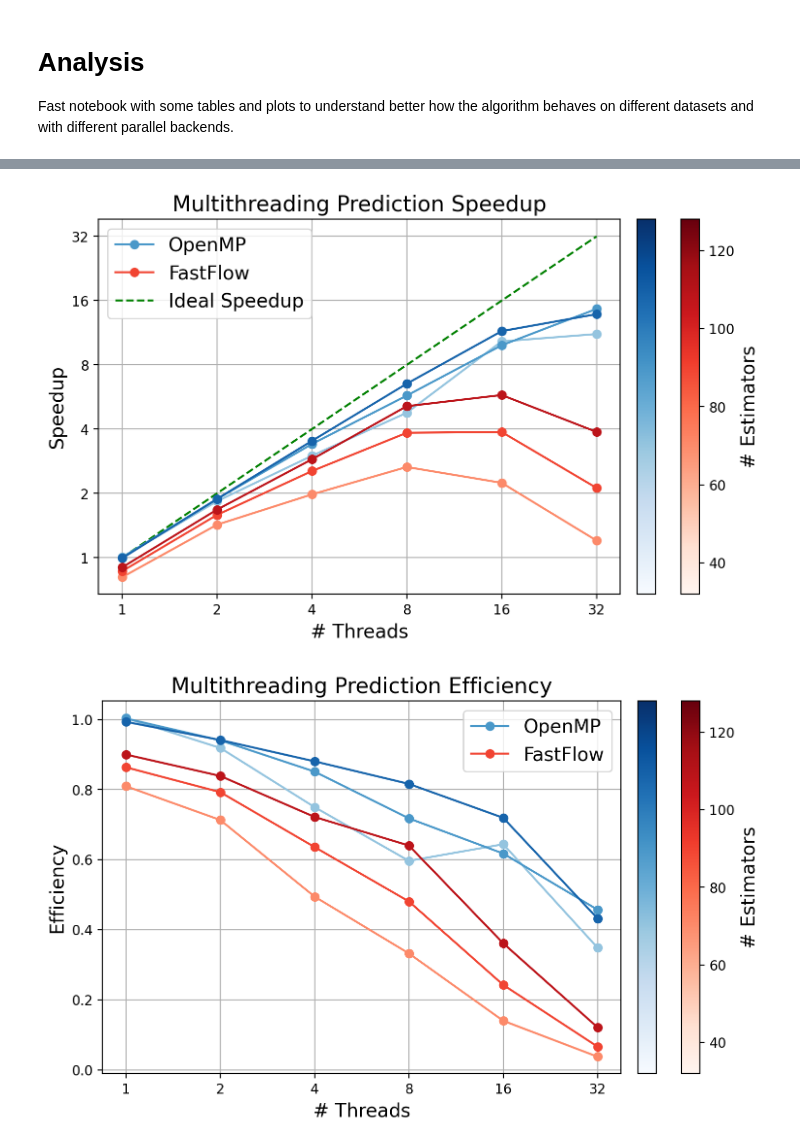
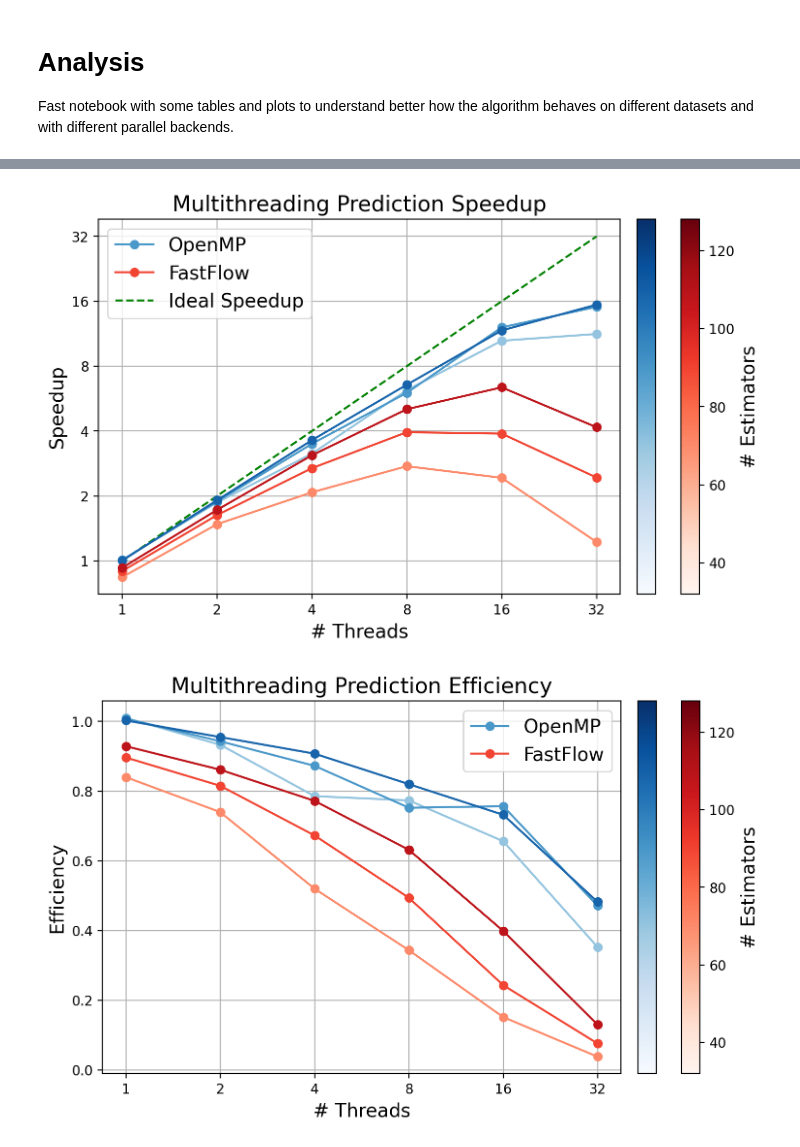
Before and after one commit to FedericoBustaffa/random_forest, a Jupyter notebook: notebooks/threading.ipynb, the cells around one changed output, grey strips where cells are left out. Saved outputs shown, nothing was run; the diff lists cells and outputs as text; code cells hidden in the pictures.

```diff
--- a/notebooks/threading.ipynb
+++ b/notebooks/threading.ipynb
@@ -6,7 +6,7 @@ behaves on different datasets and with different parallel backends.
 # %%
 import pandas as pd
 
-df = pd.read_csv("../results/cluster_magic_5.csv")
+df = pd.read_csv("../results/cluster_magic_6.csv")
 df
 # %% [output]
 |  | estimators | max_depth | backend | threads | nodes | train_accuracy | train_f1 | test_accuracy | test_f1 | ... |
@@ -328,6 +304,6 @@ plt.show()
 # %%
 omp = df[df["backend"] == "omp"]
-ff  = df[df["backend"] == "ff"]
+ff = df[df["backend"] == "ff"]
 
 estimators = np.sort(df["estimators"].unique())
 
@@ -335,23 +311,17 @@ fig, ax = plt.subplots(figsize=(8, 5), dpi=200)
 ax.set_title("Multithreading Prediction Speedup", fontsize=16)
 
 blues = plt.cm.Blues(np.linspace(0.4, 0.8, len(estimators)))
-reds  = plt.cm.Reds (np.linspace(0.4, 0.8, len(estimators)))
+reds = plt.cm.Reds(np.linspace(0.4, 0.8, len(estimators)))
 
 ax.plot([1, 32], [1, 32], "g--")
 
 for i, e in enumerate(estimators):
     omp_e = omp[omp["estimators"] == e]
-    ff_e  = ff [ff ["estimators"] == e]
+    ff_e = ff[ff["estimators"] == e]
 
-    ax.plot(
-        omp_e["threads"], omp_e["predict_speedup"],
-        marker="o", color=blues[i]
-    )
+    ax.plot(omp_e["threads"], omp_e["predict_speedup"], marker="o", color=blues[i])
 
-    ax.plot(
-        ff_e["threads"], ff_e["predict_speedup"],
-        marker="o", color=reds[i]
-    )
+    ax.plot(ff_e["threads"], ff_e["predict_speedup"], marker="o", color=reds[i])
 
 # ----- COLORBAR -----
 norm = Normalize(vmin=estimators.min(), vmax=estimators.max())
@@ -382,17 +352,17 @@ ax.set_xlabel("# Threads", fontsize=14)
 ax.set_ylabel("Speedup", fontsize=14)
 ax.grid()
 
-omp_handle = plt.Line2D([], [], color=blues[1], marker='o', label='OpenMP')
-ff_handle  = plt.Line2D([], [], color=reds[1], marker='o', label='FastFlow')
-ideal_handle  = plt.Line2D([], [], color="green", linestyle='--', label='Ideal Speedup')
+omp_handle = plt.Line2D([], [], color=blues[1], marker="o", label="OpenMP")
+ff_handle = plt.Line2D([], [], color=reds[1], marker="o", label="FastFlow")
+ideal_handle = plt.Line2D([], [], color="green", linestyle="--", label="Ideal Speedup")
 ax.legend(handles=[omp_handle, ff_handle, ideal_handle], fontsize=14)
 
 plt.show()
 # %% [output]
-[figure, old version]
+[figure, new version]
 # %%
 omp = df[df["backend"] == "omp"]
-ff  = df[df["backend"] == "ff"]
+ff = df[df["backend"] == "ff"]
 
 estimators = np.sort(df["estimators"].unique())
 
@@ -400,52 +370,46 @@ fig, ax = plt.subplots(figsize=(8, 5), dpi=200)
 ax.set_title("Multithreading Prediction Efficiency", fontsize=16)
 
 blues = plt.cm.Blues(np.linspace(0.4, 0.8, len(estimators)))
-reds  = plt.cm.Reds (np.linspace(0.4, 0.8, len(estimators)))
+reds = plt.cm.Reds(np.linspace(0.4, 0.8, len(estimators)))
 
 for i, e in enumerate(estimators):
     omp_e = omp[omp["estimators"] == e]
-    ff_e  = ff [ff ["estimators"] == e]
+    ff_e = ff[ff["estimators"] == e]
 
-    ax.plot(
-        omp_e["threads"], omp_e["predict_efficiency"],
-        marker="o", color=blues[i]
-    )
+    ax.plot(omp_e["threads"], omp_e["predict_efficiency"], marker="o", color=blues[i])
 
-    ax.plot(
-        ff_e["threads"], ff_e["predict_efficiency"],
-        marker="o", color=reds[i]
-    )
+    ax.plot(ff_e["threads"], ff_e["predict_efficiency"], marker="o", color=reds[i])
 
 # ----- COLORBAR -----
 norm = Normalize(vmin=estimators.min(), vmax=estimators.max())
 
 sm_omp = ScalarMappable(norm=norm, cmap=plt.cm.Blues)
 sm_omp.set_array([])
 
 sm_ff = ScalarMappable(norm=norm, cmap=plt.cm.Reds)
 sm_ff.set_array([])
 
 cbar_ff = fig.colorbar(sm_ff, ax=ax, fraction=0.035, pad=0.04)
 cbar_ff.set_label(r"# Estimators", fontsize=14)
 # cbar_ff.set_ticks([])
 
 cbar_omp = fig.colorbar(sm_omp, ax=ax, fraction=0.035, pad=0.03)
 cbar_omp.set_ticks([])
 
 # ----- AXES -----
 ax.set_xscale("log", base=2)
 ticks = df["threads"].unique()
 ax.set_xticks(ticks)
 ax.set_xticklabels([str(t) for t in ticks])
 
 ax.set_xlabel("# Threads", fontsize=14)
 ax.set_ylabel("Efficiency", fontsize=14)
 ax.grid()
 
-omp_handle = plt.Line2D([], [], color=blues[1], marker='o', label='OpenMP')
-ff_handle  = plt.Line2D([], [], color=reds[1], marker='o', label='FastFlow')
+omp_handle = plt.Line2D([], [], color=blues[1], marker="o", label="OpenMP")
+ff_handle = plt.Line2D([], [], color=reds[1], marker="o", label="FastFlow")
 ax.legend(handles=[omp_handle, ff_handle], fontsize=14)
 
 plt.show()
 # %% [output]
-[figure, old version]
+[figure, new version]
```
Also changed, not shown: parts of 8 cells of this notebook, 1 other file.
